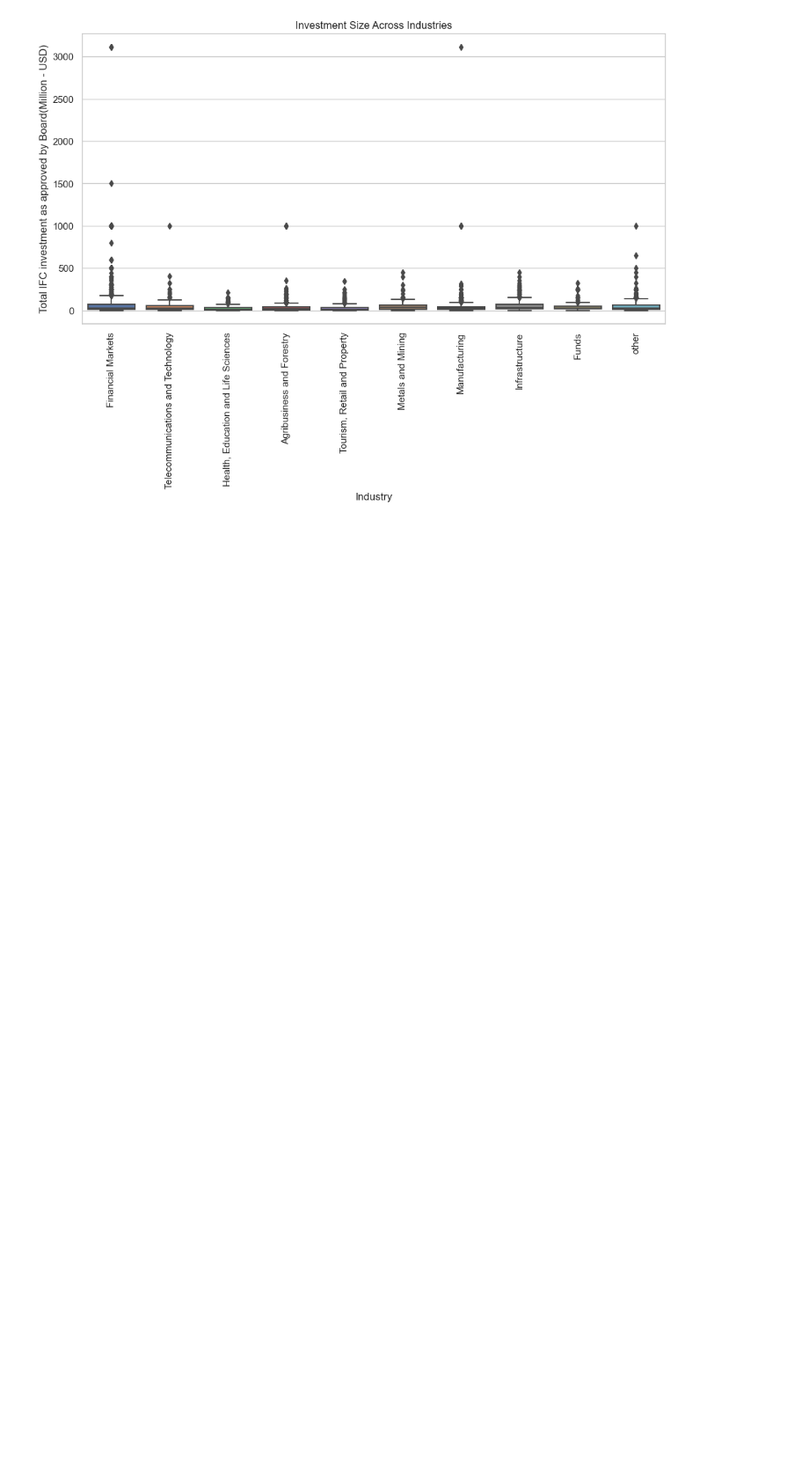
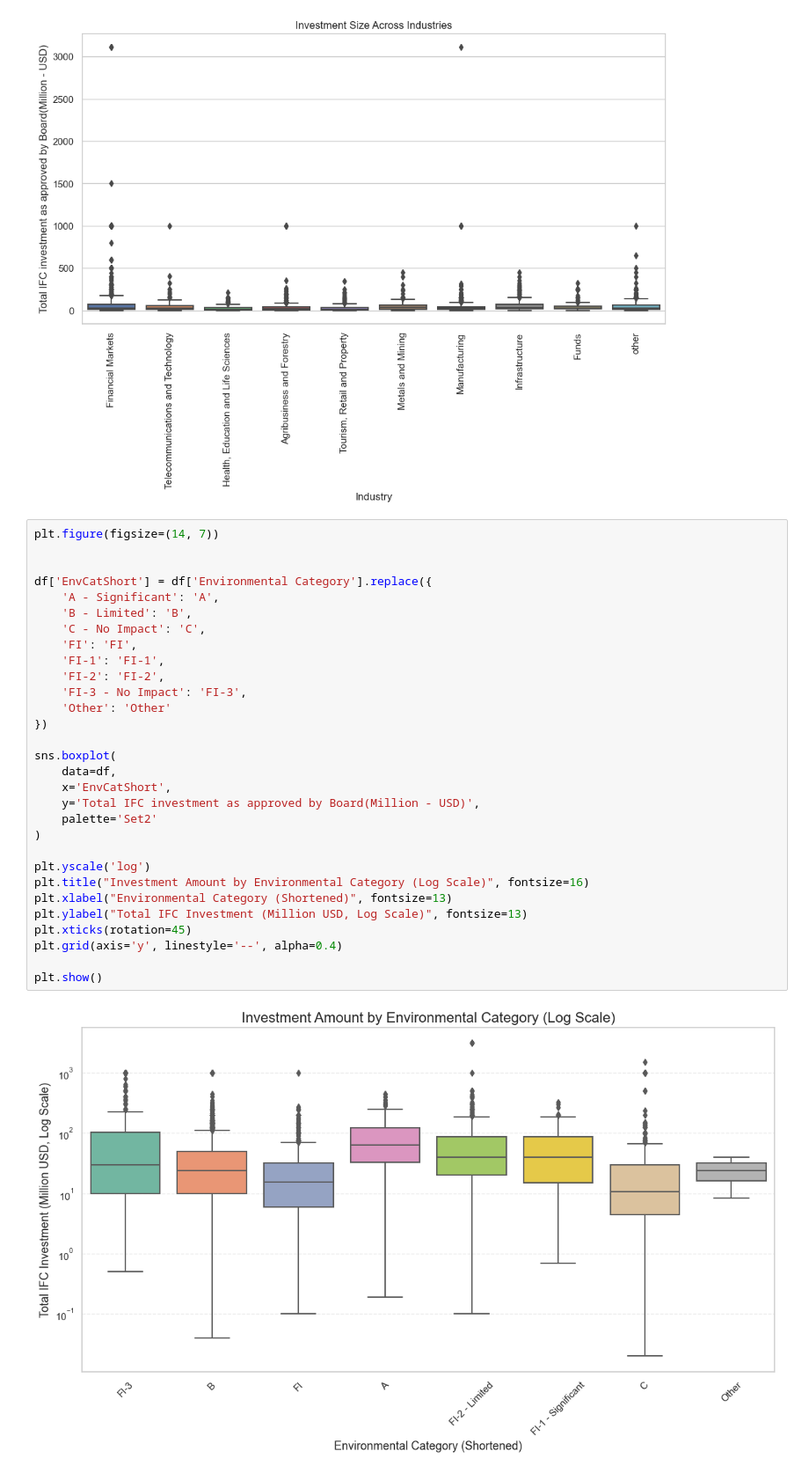
Before and after one commit to Rajabboev/Hybrid_ML_model_investment, a Jupyter notebook: IFC Investment .ipynb, the cells around one changed output. Shown at 88% size. Cells and saved outputs as stored; diff of their text form; blank space fills up the shorter version.

```diff
--- a/IFC Investment .ipynb
+++ b/IFC Investment .ipynb
@@ -269,3 +269,35 @@ plt.title("Investment Size Across Industries")
 plt.show()
 # %% [output]
 [figure]
+# %%
+plt.figure(figsize=(14, 7))
+
+
+df['EnvCatShort'] = df['Environmental Category'].replace({
+    'A - Significant': 'A',
+    'B - Limited': 'B',
+    'C - No Impact': 'C',
+    'FI': 'FI',
+    'FI-1': 'FI-1',
+    'FI-2': 'FI-2',
+    'FI-3 - No Impact': 'FI-3',
+    'Other': 'Other'
+})
+
+sns.boxplot(
+    data=df,
+    x='EnvCatShort',
+    y='Total IFC investment as approved by Board(Million - USD)',
+    palette='Set2'
+)
+
+plt.yscale('log')
+plt.title("Investment Amount by Environmental Category (Log Scale)", fontsize=16)
+plt.xlabel("Environmental Category (Shortened)", fontsize=13)
+plt.ylabel("Total IFC Investment (Million USD, Log Scale)", fontsize=13)
+plt.xticks(rotation=45)
+plt.grid(axis='y', linestyle='--', alpha=0.4)
+
+plt.show()
+# %% [output]
+[figure, added]
```
Also changed, not shown: parts of 27 cells of this notebook.
